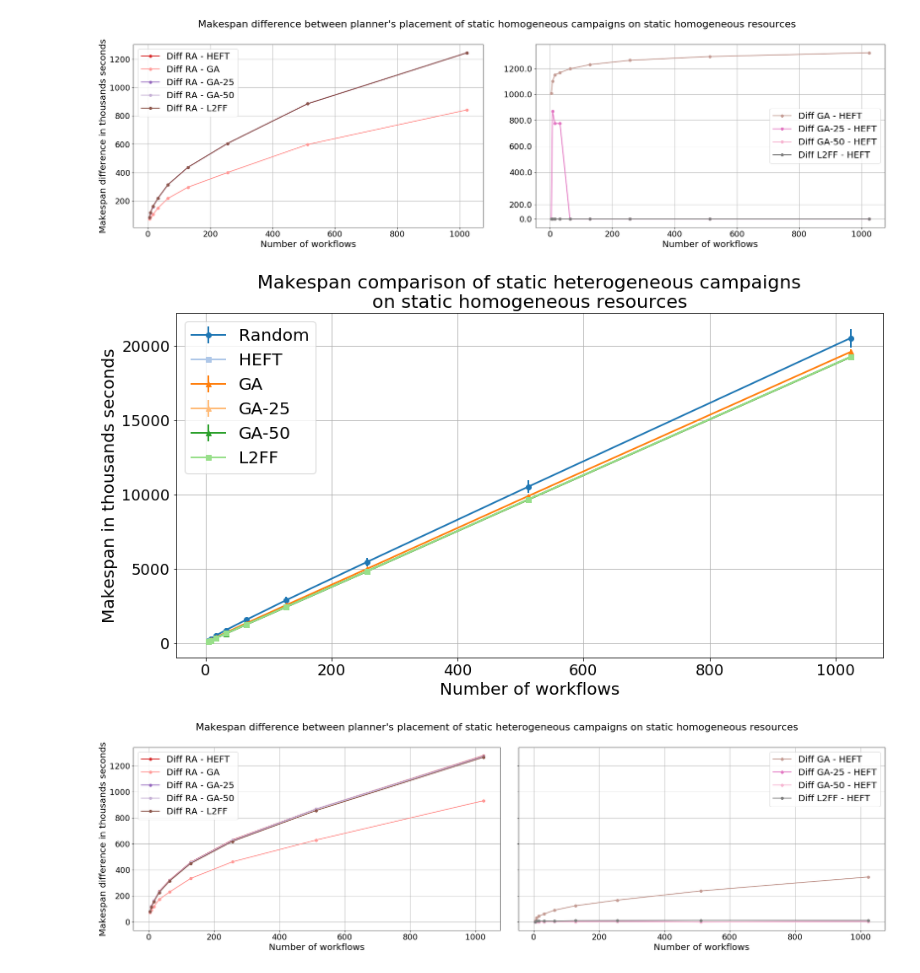
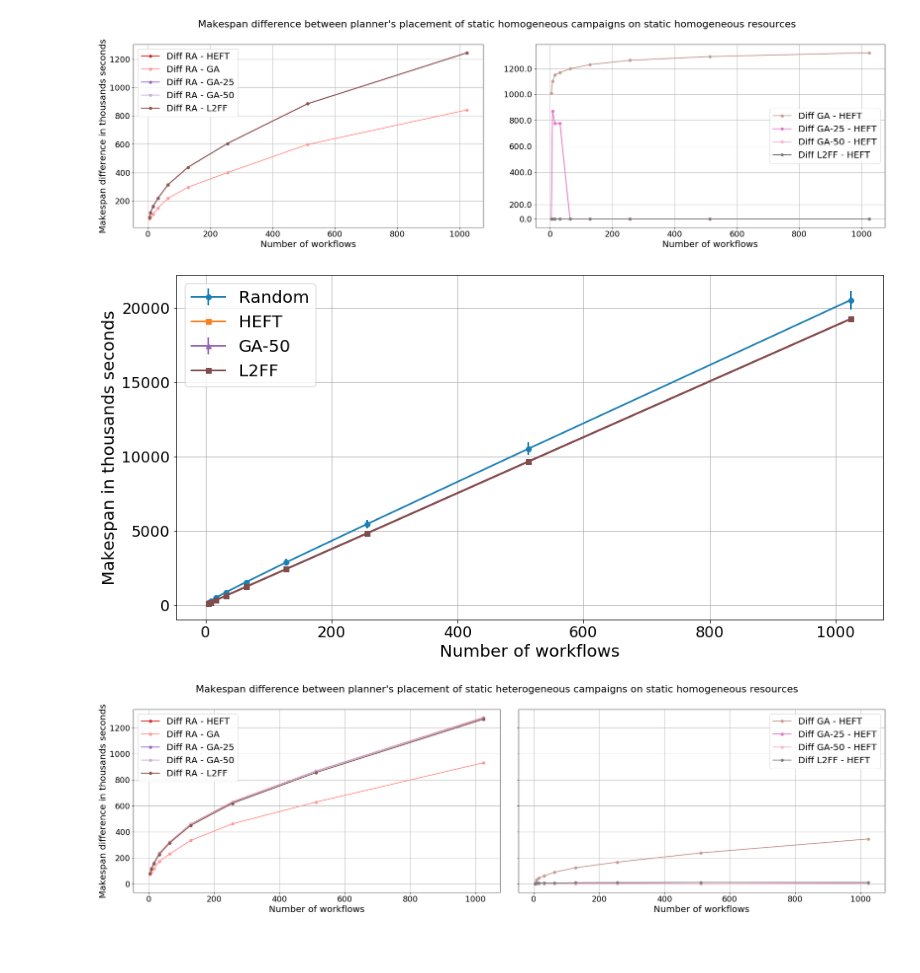
Before and after one commit to radical-experiments/campaign_manager, a Jupyter notebook: Notebooks/Experiment1.ipynb, the cells around one changed output. Cells and saved outputs as stored; diff of their text form; code cells hidden in the pictures; blank space fills up the shorter version.

```diff
--- a/Notebooks/Experiment1.ipynb
+++ b/Notebooks/Experiment1.ipynb
@@ -22,6 +22,27 @@ greys = cm.get_cmap(plt.get_cmap('Greys'))
 set1 = cm.get_cmap(plt.get_cmap('Set1'))
 tab20 = cm.get_cmap(plt.get_cmap('tab20'))
 
+def tableau20(color):
+    # Use coordinated colors. These are the "Tableau 20" colors as
+    # RGB. Each pair is strong/light. For a theory of color
+    tableau20 = [(31 , 119, 180), (174, 199, 232), # blue        [ 0,1 ]
+                 (255, 127, 14 ), (255, 187, 120), # orange      [ 2,3 ]
+                 (44 , 160, 44 ), (152, 223, 138), # green       [ 4,5 ]
+                 (214, 39 , 40 ), (255, 152, 150), # red         [ 6,7 ]
+                 (148, 103, 189), (197, 176, 213), # purple      [ 8,9 ]
+                 (140, 86 , 75 ), (196, 156, 148), # brown       [10,11]
+                 (227, 119, 194), (247, 182, 210), # pink        [12,13]
+                 (188, 189, 34 ), (219, 219, 141), # yellow      [14,15]
+                 (23 , 190, 207), (158, 218, 229), # cyan        [16,17]
+                 (65 , 68 , 81 ), (96 , 99 , 106), # gray        [18,19]
+                 (127, 127, 127), (143, 135, 130), # gray        [20,21]
+                 (165, 172, 175), (199, 199, 199), # gray        [22,23]
+                 (207, 207, 207)]                   # gray        [24]
+    # Scale the RGB values to the [0, 1] range, which is the format
+    # matplotlib accepts.
+    r, g, b = tableau20[color]
+    return (round(r/255.,1), round(g/255.,1), round(b/255.,1))
+
 from IPython.core.display import display, HTML
 display(HTML("<style>.container { width:100% !important; }</style>"))
 import warnings
@@ -153,23 +174,24 @@ StHeteroCampaigns_4StHomoResources_makespan_stds = StHeteroCampaigns_4StHomoReso
 #pprint(StHeteroCampaigns_4StHomoResources_makespan_stds/1000)
 # %%
 fig,axis = plt.subplots(nrows=1,ncols=1,figsize=(15,7.5))
-_ = axis.errorbar(StHeteroCampaigns_4StHomoResources_makespan_means.xs('RANDOM').index,StHeteroCampaigns_4StHomoResources_makespan_means.xs('RANDOM')['makespan'].values,StHeteroCampaigns_4StHomoResources_makespan_stds.xs('RANDOM')['makespan'].values, color=tab20(0),marker='o',label='Random',linewidth=2)
-_ = axis.errorbar(StHeteroCampaigns_4StHomoResources_makespan_means.xs('HEFT').index,StHeteroCampaigns_4StHomoResources_makespan_means.xs('HEFT')['makespan'].values,marker='s',label='HEFT', color=tab20(1),linewidth=2)
-_ = axis.errorbar(StHeteroCampaigns_4StHomoResources_makespan_means.xs('GA').index, StHeteroCampaigns_4StHomoResources_makespan_means.xs('GA')['makespan'].values,StHeteroCampaigns_4StHomoResources_makespan_stds.xs('GA')['makespan'].values, color=tab20(2),marker='^',label='GA',linewidth=2)
-_ = axis.errorbar(StHeteroCampaigns_4StHomoResources_makespan_means.xs('GA-25').index, StHeteroCampaigns_4StHomoResources_makespan_means.xs('GA-25')['makespan'].values,StHeteroCampaigns_4StHomoResources_makespan_stds.xs('GA-25')['makespan'].values, color=tab20(3),marker='^',label='GA-25',linewidth=2)
-_ = axis.errorbar(StHeteroCampaigns_4StHomoResources_makespan_means.xs('GA-50').index, StHeteroCampaigns_4StHomoResources_makespan_means.xs('GA-50')['makespan'].values,StHeteroCampaigns_4StHomoResources_makespan_stds.xs('GA-50')['makespan'].values, color=tab20(4),marker='^',label='GA-50',linewidth=2)
-_ = axis.errorbar(StHeteroCampaigns_4StHomoResources_makespan_means.xs('L2FF').index,StHeteroCampaigns_4StHomoResources_makespan_means.xs('L2FF')['makespan'].values,marker='s',label='L2FF', color=tab20(5),linewidth=2)
+_ = axis.errorbar(StHeteroCampaigns_4StHomoResources_makespan_means.xs('RANDOM').index,StHeteroCampaigns_4StHomoResources_makespan_means.xs('RANDOM')['makespan'].values,StHeteroCampaigns_4StHomoResources_makespan_stds.xs('RANDOM')['makespan'].values, color=tableau20(0),marker='o',label='Random',linewidth=2)
+_ = axis.errorbar(StHeteroCampaigns_4StHomoResources_makespan_means.xs('HEFT').index,StHeteroCampaigns_4StHomoResources_makespan_means.xs('HEFT')['makespan'].values,marker='s',label='HEFT', color=tableau20(2),linewidth=2)
+#_ = axis.errorbar(StHeteroCampaigns_4StHomoResources_makespan_means.xs('GA').index, StHeteroCampaigns_4StHomoResources_makespan_means.xs('GA')['makespan'].values,StHeteroCampaigns_4StHomoResources_makespan_stds.xs('GA')['makespan'].values, color=tableau20(4),marker='^',label='GA',linewidth=2)
+#_ = axis.errorbar(StHeteroCampaigns_4StHomoResources_makespan_means.xs('GA-25').index, StHeteroCampaigns_4StHomoResources_makespan_means.xs('GA-25')['makespan'].values,StHeteroCampaigns_4StHomoResources_makespan_stds.xs('GA-25')['makespan'].values, color=tableau20(6),marker='^',label='GA-25',linewidth=2)
+_ = axis.errorbar(StHeteroCampaigns_4StHomoResources_makespan_means.xs('GA-50').index, StHeteroCampaigns_4StHomoResources_makespan_means.xs('GA-50')['makespan'].values,StHeteroCampaigns_4StHomoResources_makespan_stds.xs('GA-50')['makespan'].values, color=tableau20(8),marker='^',label='GA-50',linewidth=2)
+_ = axis.errorbar(StHeteroCampaigns_4StHomoResources_makespan_means.xs('L2FF').index,StHeteroCampaigns_4StHomoResources_makespan_means.xs('L2FF')['makespan'].values,marker='s',label='L2FF', color=tableau20(10),linewidth=2)
 #_ = axis.fill_between(workflows_sizes,min_vals, max_vals, color=greens(250), alpha=0.2)
 _ = axis.set_ylabel('Makespan in thousands seconds',fontsize=20)
+#_ = axis.set_xscale('symlog', basex=2)
 _ = axis.set_xlabel('Number of workflows',fontsize=20)
 _ = axis.set_xticklabels(axis.get_xticks().astype('int').tolist(),fontsize=18)
 _ = axis.set_yticklabels((axis.get_yticks()/1000).astype('int').tolist(),fontsize=18)
 _ = axis.grid('on')
-_ = axis.set_title('Makespan comparison of static heterogeneous campaigns\non static homogeneous resources', fontsize=22)
+#_ = axis.set_title('Makespan comparison of static heterogeneous campaigns\non static homogeneous resources', fontsize=22)
 _ = axis.legend(fontsize=20)
-#fig.savefig('StHeteroCampaigns_4StHomoResources.png',bbox_inches='tight')
+_ = fig.savefig('../Figures/StHeteroCampaigns_4StHomoResources.pdf',bbox_inches='tight')
 # %% [output]
-[figure, old version]
+[figure, new version]
 # %%
 DiffStHeteroCamp_4StHomoResHE = abs(StHeteroCampaigns_4StHomoResources_makespan_means.xs('RANDOM')['makespan'].values - StHeteroCampaigns_4StHomoResources_makespan_means.xs('HEFT')['makespan'].values)
 DiffStHeteroCamp_4StHomoResGA = abs(StHeteroCampaigns_4StHomoResources_makespan_means.xs('RANDOM')['makespan'].values - StHeteroCampaigns_4StHomoResources_makespan_means.xs('GA')['makespan'].values)
```
Also changed, not shown: parts of 7 cells of this notebook, 23 other files.
